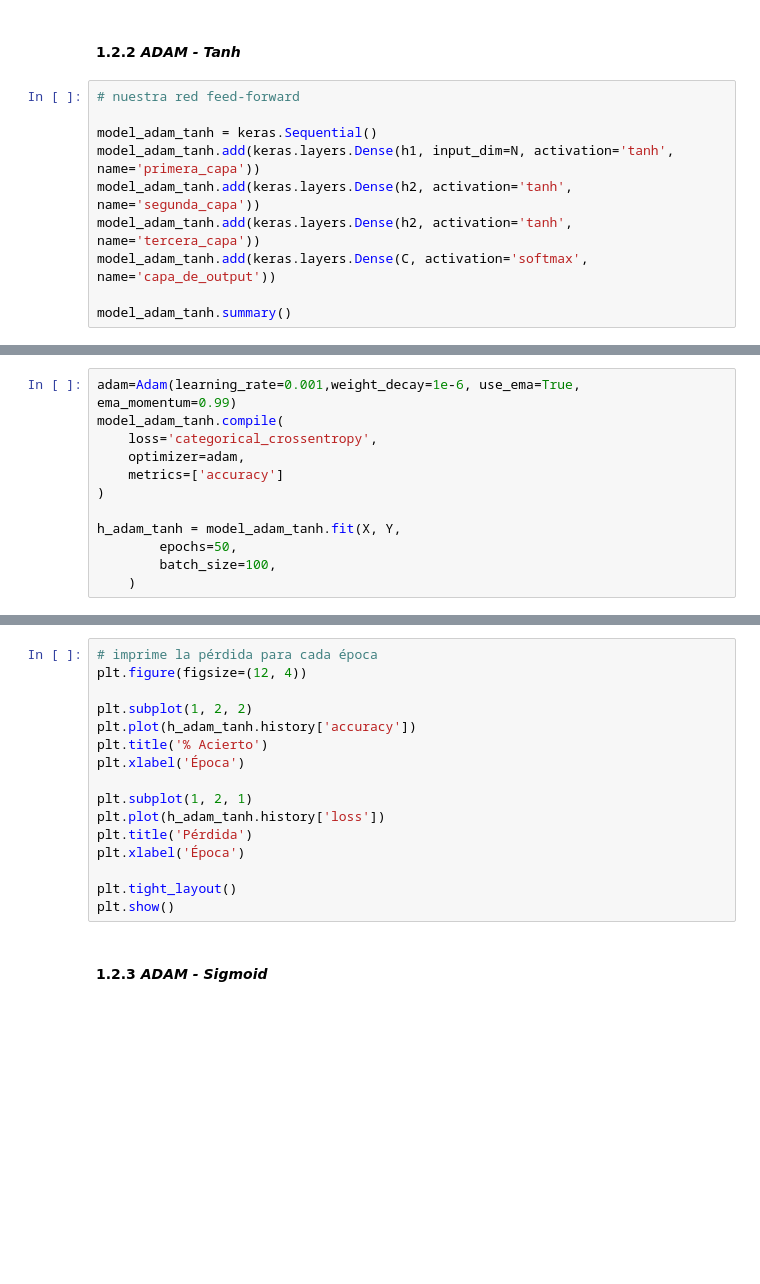
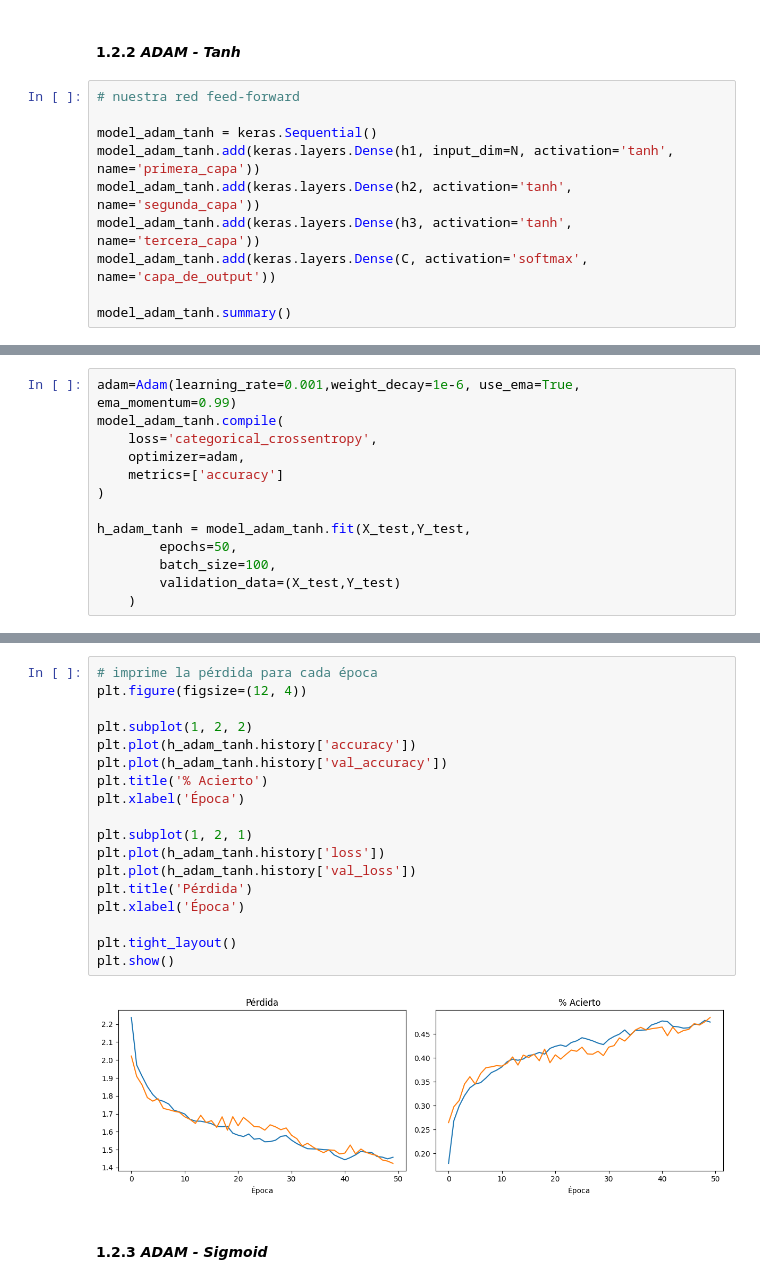
Before and after one commit to CristobalCabezas/deep_learning_duoc_2024, a Jupyter notebook: Respuesta_ET_Forma_C_ipynb.ipynb, the cells around one changed output, grey strips where cells are left out. Drawn from its saved outputs; the diff is of its cells as text; blank space fills up the shorter version.

```diff
--- a/Respuesta_ET_Forma_C_ipynb.ipynb
+++ b/Respuesta_ET_Forma_C_ipynb.ipynb
@@ -332,7 +423,7 @@ plt.show()
 model_adam_tanh = keras.Sequential()
 model_adam_tanh.add(keras.layers.Dense(h1, input_dim=N, activation='tanh', name='primera_capa'))
 model_adam_tanh.add(keras.layers.Dense(h2, activation='tanh', name='segunda_capa'))
-model_adam_tanh.add(keras.layers.Dense(h2, activation='tanh', name='tercera_capa'))
+model_adam_tanh.add(keras.layers.Dense(h3, activation='tanh', name='tercera_capa'))
 model_adam_tanh.add(keras.layers.Dense(C, activation='softmax', name='capa_de_output'))
 
 model_adam_tanh.summary()
@@ -344,7 +451,8 @@ model_adam_tanh.compile(
     metrics=['accuracy']
 )
 
-h_adam_tanh = model_adam_tanh.fit(X, Y,
+h_adam_tanh = model_adam_tanh.fit(X_test,Y_test,
         epochs=50,
         batch_size=100,
+        validation_data=(X_test,Y_test)
     )
@@ -351,19 +477,23 @@ h_adam_tanh = model_adam_tanh.fit(X, Y,
 # %%
 # imprime la pérdida para cada época
 plt.figure(figsize=(12, 4))
 
 plt.subplot(1, 2, 2)
 plt.plot(h_adam_tanh.history['accuracy'])
+plt.plot(h_adam_tanh.history['val_accuracy'])
 plt.title('% Acierto')
 plt.xlabel('Época')
 
 plt.subplot(1, 2, 1)
 plt.plot(h_adam_tanh.history['loss'])
+plt.plot(h_adam_tanh.history['val_loss'])
 plt.title('Pérdida')
 plt.xlabel('Época')
 
 plt.tight_layout()
 plt.show()
+# %% [output]
+[figure, added]
 # %% [markdown]
 #### 1.2.3 *ADAM - Sigmoid*
 # %%
```
Also changed, not shown: parts of 35 cells of this notebook.
